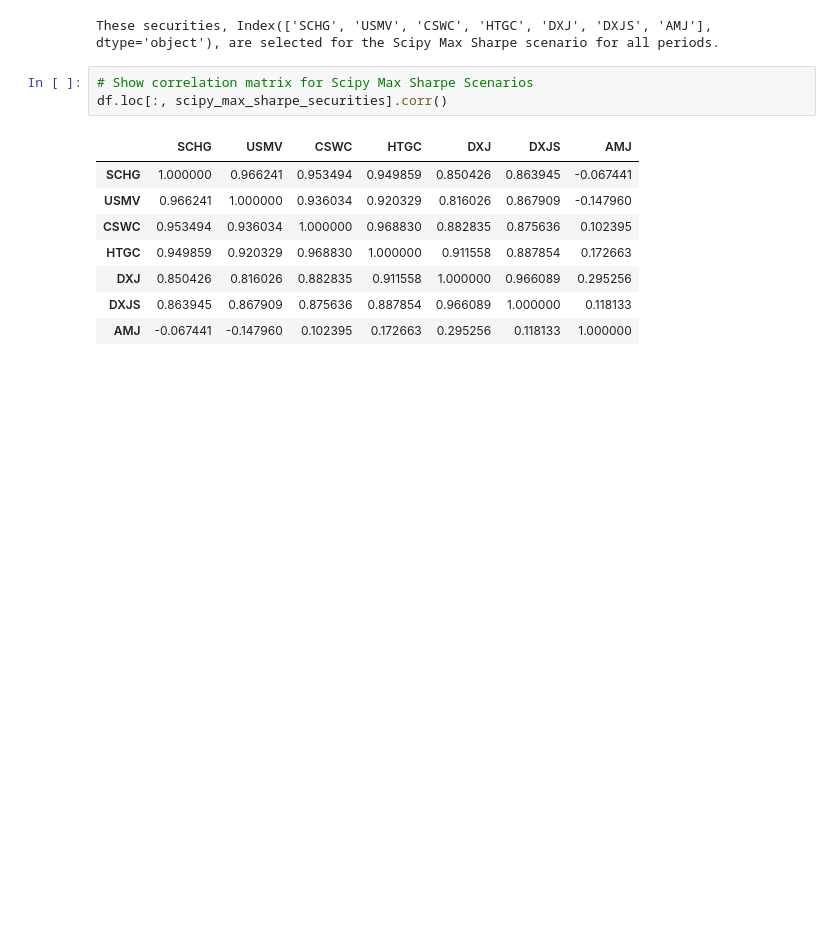
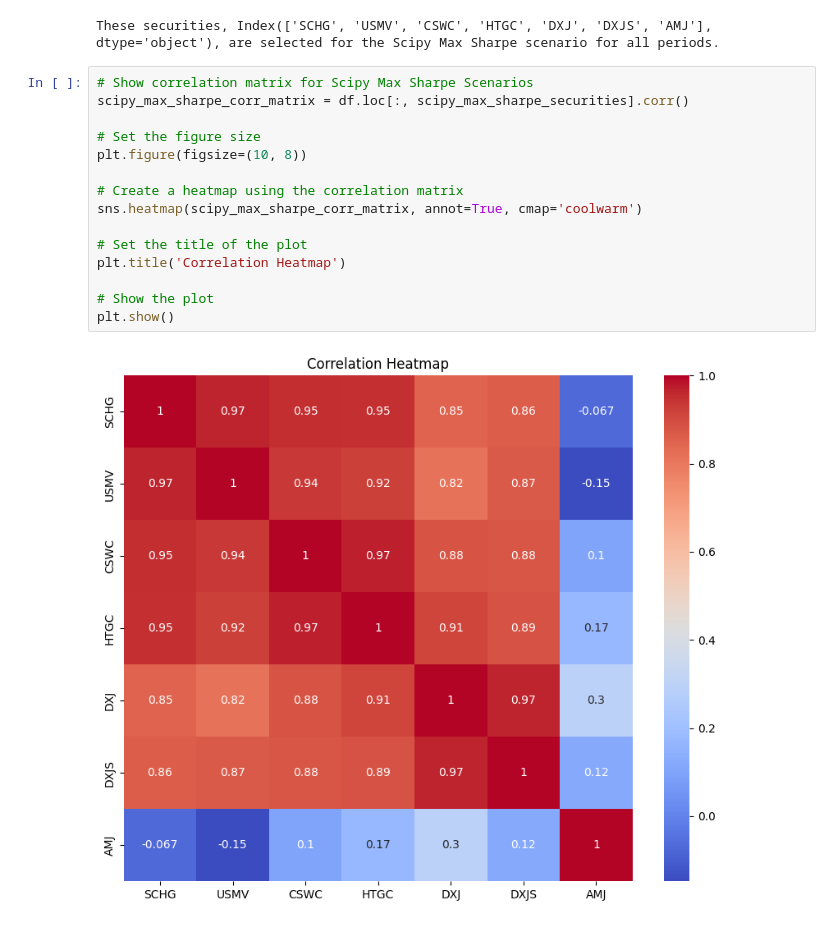
Before and after one commit to sean123174/codeLibrary, a Jupyter notebook: python/portfolio-optimization.ipynb, the cells around one changed output. Drawn from its saved outputs; the diff is of its cells as text; blank space fills up the shorter version.

```diff
--- a/python/portfolio-optimization.ipynb
+++ b/python/portfolio-optimization.ipynb
@@ -937,15 +937,20 @@ scipy_max_sharpe_securities = df_portfolio_metrics_scenarios.loc[df_portfolio_me
 print(f"These securities, {scipy_max_sharpe_securities}, are selected for the Scipy Max Sharpe scenario for all periods.")
 # %% [output]
 These securities, Index(['SCHG', 'USMV', 'CSWC', 'HTGC', 'DXJ', 'DXJS', 'AMJ'], dtype='object'), are selected for the Scipy Max Sharpe scenario for all periods.
-# %%
-# Show correlation matrix for Scipy Max Sharpe Scenarios
-df.loc[:, scipy_max_sharpe_securities].corr()
-# %% [output]
-|  | SCHG | USMV | CSWC | HTGC | DXJ | DXJS | AMJ |
-| SCHG | 1.000000 | 0.966241 | 0.953494 | 0.949859 | 0.850426 | 0.863945 | -0.067441 |
-| USMV | 0.966241 | 1.000000 | 0.936034 | 0.920329 | 0.816026 | 0.867909 | -0.147960 |
-| CSWC | 0.953494 | 0.936034 | 1.000000 | 0.968830 | 0.882835 | 0.875636 | 0.102395 |
-| HTGC | 0.949859 | 0.920329 | 0.968830 | 1.000000 | 0.911558 | 0.887854 | 0.172663 |
-| DXJ | 0.850426 | 0.816026 | 0.882835 | 0.911558 | 1.000000 | 0.966089 | 0.295256 |
-| DXJS | 0.863945 | 0.867909 | 0.875636 | 0.887854 | 0.966089 | 1.000000 | 0.118133 |
-| AMJ | -0.067441 | -0.147960 | 0.102395 | 0.172663 | 0.295256 | 0.118133 | 1.000000 |
+# %%
+# Show correlation matrix for Scipy Max Sharpe Scenarios
+scipy_max_sharpe_corr_matrix = df.loc[:, scipy_max_sharpe_securities].corr()
+
+# Set the figure size
+plt.figure(figsize=(10, 8))
+
+# Create a heatmap using the correlation matrix
+sns.heatmap(scipy_max_sharpe_corr_matrix, annot=True, cmap='coolwarm')
+
+# Set the title of the plot
+plt.title('Correlation Heatmap')
+
+# Show the plot
+plt.show()
+# %% [output]
+[figure, added]
```
Also changed, not shown: parts of 2 cells of this notebook.
